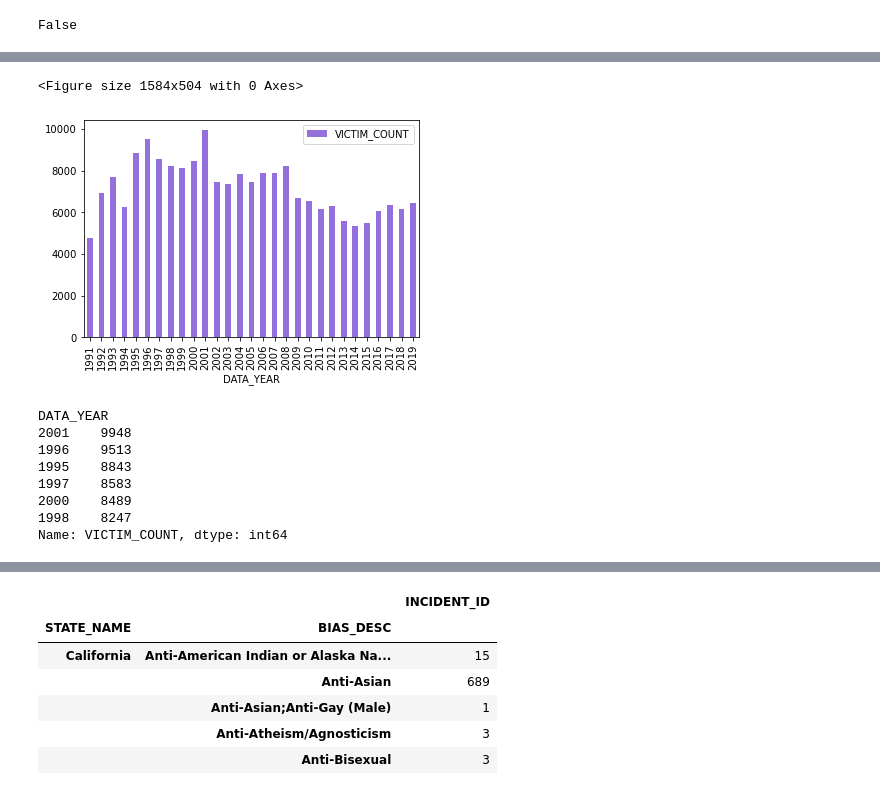
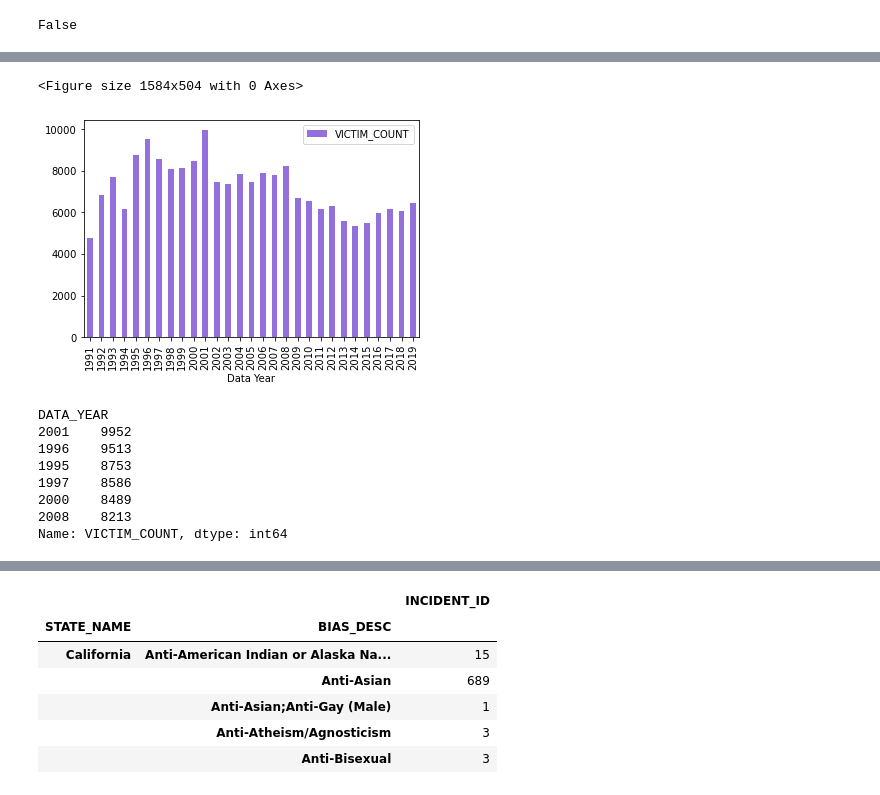
Before and after one commit to nora-23/Python_project_hate_crime, a Jupyter notebook: Hate_Crime_Nora_Grigoryan.ipynb, the cells around one changed output, grey strips where cells are left out. Cells and saved outputs as stored; diff of their text form; code cells hidden in the pictures.

```diff
--- a/Hate_Crime_Nora_Grigoryan.ipynb
+++ b/Hate_Crime_Nora_Grigoryan.ipynb
@@ -170,0 +222,2 @@ False
+# %%
+data_new.drop([152115,44787,4031,15758,21217,101504,158019,147178],inplace = True)
@@ -234,26 +313,29 @@ data1.head()
 # %%
 plt.figure(figsize=(22,7))
-data1.plot(kind = 'bar',color ='mediumpurple')
+data1.plot(kind = 'bar',color ='mediumpurple',label = 'Victim count')
+plt.xlabel('Data Year')
 plt.show()
 # %% [output]
 <Figure size 1584x504 with 0 Axes>
-[figure, old version]
+[figure, new version]
 # %%
 # after looking at this plot we see that the we have the biggest number of victims in
 #1995,1996,1997,1998,2000,2001 years
 
 #but also we need to consider not only the number of victims but also number of cases
 # because in one case we can have 200 victims which can rise the number in that year
+
+
 data1_large = data1['VICTIM_COUNT'].nlargest(6)
 data1_large
 # %% [output]
 DATA_YEAR
-2001    9948
+2001    9952
 1996    9513
-1995    8843
-1997    8583
+1995    8753
+1997    8586
 2000    8489
-1998    8247
+2008    8213
 Name: VICTIM_COUNT, dtype: int64
 # %%
 # we count our incident id and group them by year to have the count of the crimes for each year
```
Also changed, not shown: parts of 67 cells of this notebook.
